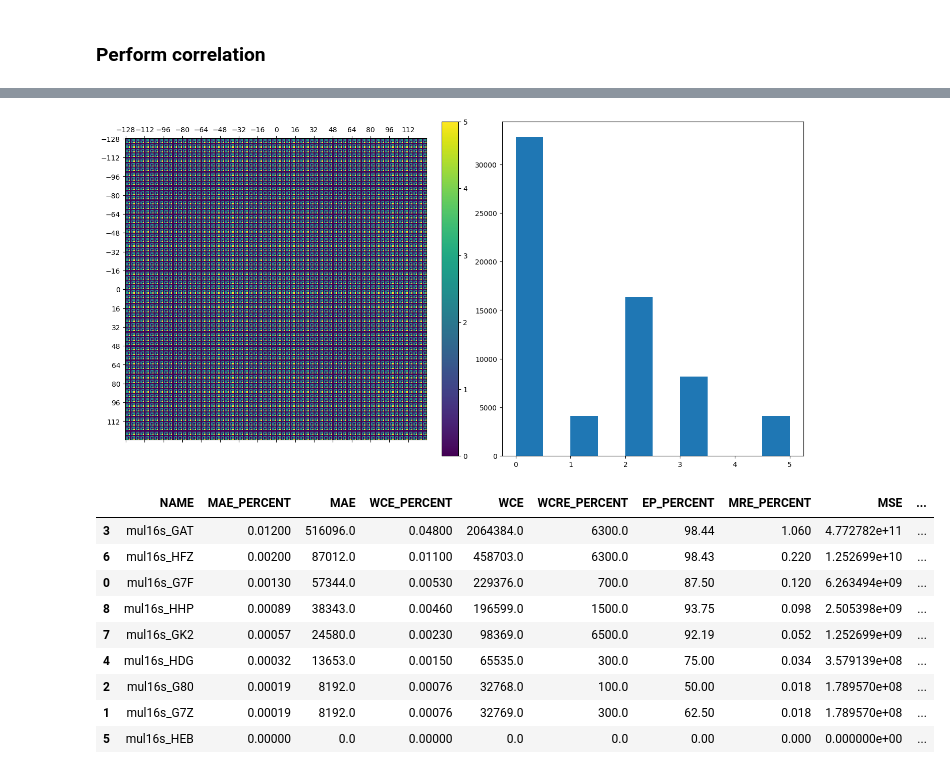
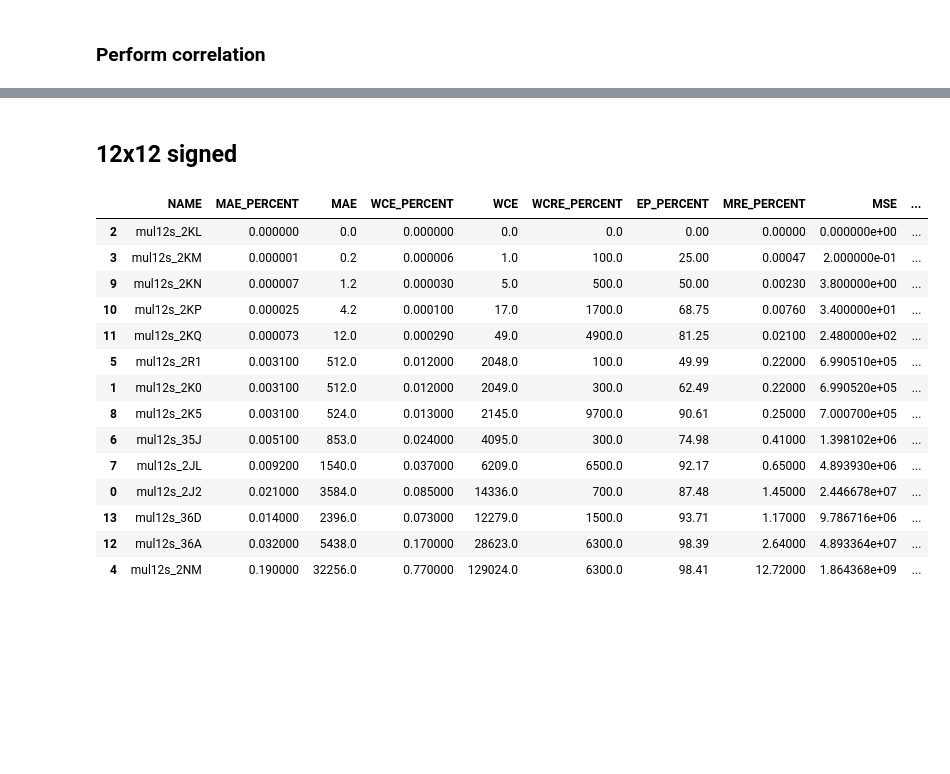
Before and after one commit to agrenier-gnss/axcgnss, a Jupyter notebook: signal_theory.ipynb, the cells around one changed output, grey strips where cells are left out. Cells and saved outputs as stored; diff of their text form; code cells hidden in the pictures; blank space fills up the shorter version.

```diff
--- a/signal_theory.ipynb
+++ b/signal_theory.ipynb
@@ -137,10 +248,0 @@ maxError = np.max(error)
-# %%
-fig, axs = plt.subplots(nrows=1, ncols=2, figsize=(14, 7), layout="constrained")
-plot = axs[0].matshow(error, extent=(-max_value-0.5, max_value-0.5, max_value-0.5, -max_value-0.5))
-axs[0].xaxis.set_major_locator(MultipleLocator(max_value/8))
-axs[0].yaxis.set_major_locator(MultipleLocator(max_value/8))
-cbar = fig.colorbar(plot, ax=axs[0])
-
-axs[1] = plt.hist(error.flatten())
-# %% [output]
-[figure, removed]
@@ -164,14 +249,24 @@ df = pd.DataFrame(module_list)
+# %% [markdown]
+## 12x12 signed
 # %%
-df = df.sort_values(by=['MAE'], ascending=False)
+import ealwrapper as ealw
+
+df = ealw.getMultipliersEAL('12x12_signed')
+df = df.sort_values(by=['PDK45_PWR'], ascending=False)
 df
 # %% [output]
 |  | NAME | MAE_PERCENT | MAE | WCE_PERCENT | WCE | WCRE_PERCENT | EP_PERCENT | MRE_PERCENT | MSE | ... |
-| 3 | mul16s_GAT | 0.01200 | 516096.0 | 0.04800 | 2064384.0 | 6300.0 | 98.44 | 1.060 | 4.772782e+11 | ... |
-| 6 | mul16s_HFZ | 0.00200 | 87012.0 | 0.01100 | 458703.0 | 6300.0 | 98.43 | 0.220 | 1.252699e+10 | ... |
-| 0 | mul16s_G7F | 0.00130 | 57344.0 | 0.00530 | 229376.0 | 700.0 | 87.50 | 0.120 | 6.263494e+09 | ... |
-| 8 | mul16s_HHP | 0.00089 | 38343.0 | 0.00460 | 196599.0 | 1500.0 | 93.75 | 0.098 | 2.505398e+09 | ... |
-| 7 | mul16s_GK2 | 0.00057 | 24580.0 | 0.00230 | 98369.0 | 6500.0 | 92.19 | 0.052 | 1.252699e+09 | ... |
-| 4 | mul16s_HDG | 0.00032 | 13653.0 | 0.00150 | 65535.0 | 300.0 | 75.00 | 0.034 | 3.579139e+08 | ... |
-| 2 | mul16s_G80 | 0.00019 | 8192.0 | 0.00076 | 32768.0 | 100.0 | 50.00 | 0.018 | 1.789570e+08 | ... |
-| 1 | mul16s_G7Z | 0.00019 | 8192.0 | 0.00076 | 32769.0 | 300.0 | 62.50 | 0.018 | 1.789570e+08 | ... |
-| 5 | mul16s_HEB | 0.00000 | 0.0 | 0.00000 | 0.0 | 0.0 | 0.00 | 0.000 | 0.000000e+00 | ... |
+| 2 | mul12s_2KL | 0.000000 | 0.0 | 0.000000 | 0.0 | 0.0 | 0.00 | 0.00000 | 0.000000e+00 | ... |
+| 3 | mul12s_2KM | 0.000001 | 0.2 | 0.000006 | 1.0 | 100.0 | 25.00 | 0.00047 | 2.000000e-01 | ... |
+| 9 | mul12s_2KN | 0.000007 | 1.2 | 0.000030 | 5.0 | 500.0 | 50.00 | 0.00230 | 3.800000e+00 | ... |
+| 10 | mul12s_2KP | 0.000025 | 4.2 | 0.000100 | 17.0 | 1700.0 | 68.75 | 0.00760 | 3.400000e+01 | ... |
+| 11 | mul12s_2KQ | 0.000073 | 12.0 | 0.000290 | 49.0 | 4900.0 | 81.25 | 0.02100 | 2.480000e+02 | ... |
+| 5 | mul12s_2R1 | 0.003100 | 512.0 | 0.012000 | 2048.0 | 100.0 | 49.99 | 0.22000 | 6.990510e+05 | ... |
+| 1 | mul12s_2K0 | 0.003100 | 512.0 | 0.012000 | 2049.0 | 300.0 | 62.49 | 0.22000 | 6.990520e+05 | ... |
+| 8 | mul12s_2K5 | 0.003100 | 524.0 | 0.013000 | 2145.0 | 9700.0 | 90.61 | 0.25000 | 7.000700e+05 | ... |
+| 6 | mul12s_35J | 0.005100 | 853.0 | 0.024000 | 4095.0 | 300.0 | 74.98 | 0.41000 | 1.398102e+06 | ... |
+| 7 | mul12s_2JL | 0.009200 | 1540.0 | 0.037000 | 6209.0 | 6500.0 | 92.17 | 0.65000 | 4.893930e+06 | ... |
+| 0 | mul12s_2J2 | 0.021000 | 3584.0 | 0.085000 | 14336.0 | 700.0 | 87.48 | 1.45000 | 2.446678e+07 | ... |
+| 13 | mul12s_36D | 0.014000 | 2396.0 | 0.073000 | 12279.0 | 1500.0 | 93.71 | 1.17000 | 9.786716e+06 | ... |
+| 12 | mul12s_36A | 0.032000 | 5438.0 | 0.170000 | 28623.0 | 6300.0 | 98.39 | 2.64000 | 4.893364e+07 | ... |
+| 4 | mul12s_2NM | 0.190000 | 32256.0 | 0.770000 | 129024.0 | 6300.0 | 98.41 | 12.72000 | 1.864368e+09 | ... |
```
Also changed, not shown: parts of 28 cells of this notebook, 5 other files.
